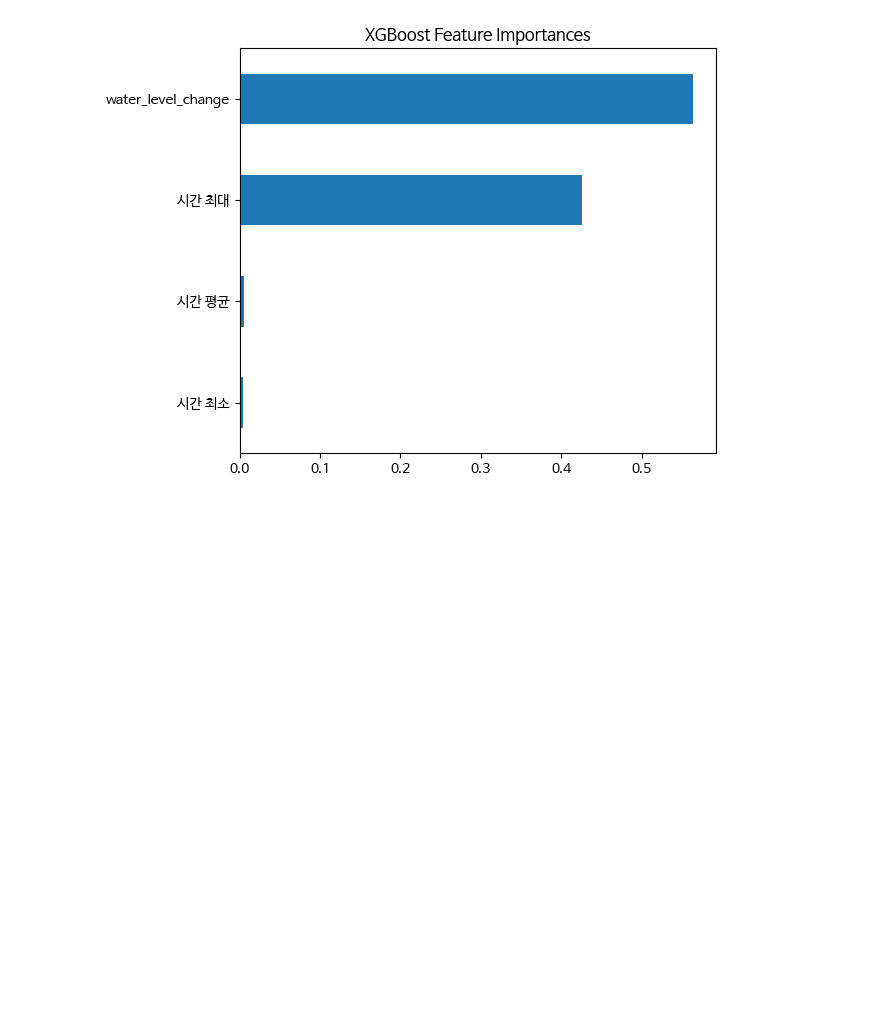
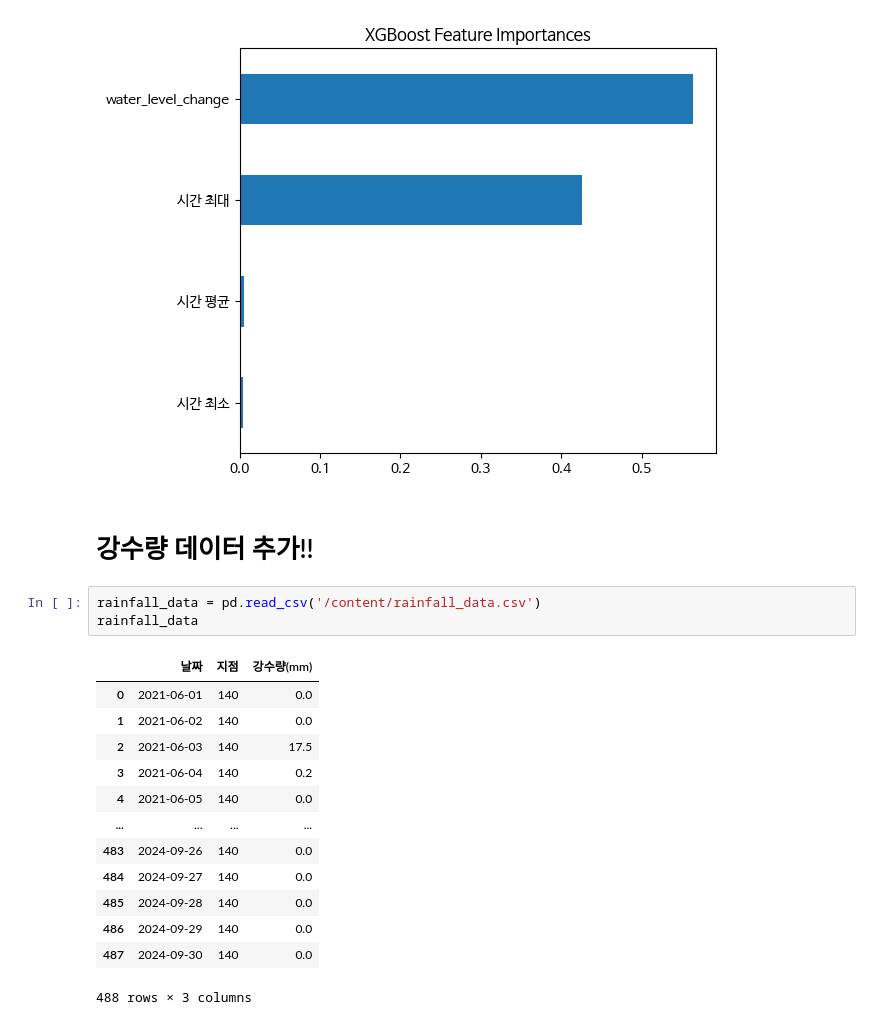
Before and after one commit to mingeunjo/mini_game, a Jupyter notebook: 새만금_공공데이터_공모전_분석_제출용.ipynb, the cells around one changed output. Saved outputs shown, nothing was run; the diff lists cells and outputs as text; blank space fills up the shorter version.

```diff
--- a/새만금_공공데이터_공모전_분석_제출용.ipynb
+++ b/새만금_공공데이터_공모전_분석_제출용.ipynb
@@ -814,3 +814,22 @@ weighted avg       1.00      1.00      1.00       293
 시간 최소                 0.004296
 dtype: float32
 [figure]
+# %% [markdown]
+# 강수량 데이터 추가!!
+# %%
+rainfall_data = pd.read_csv('/content/rainfall_data.csv')
+rainfall_data
+# %% [output]
+|  | 날짜 | 지점 | 강수량(mm) |
+| 0 | 2021-06-01 | 140 | 0.0 |
+| 1 | 2021-06-02 | 140 | 0.0 |
+| 2 | 2021-06-03 | 140 | 17.5 |
+| 3 | 2021-06-04 | 140 | 0.2 |
+| 4 | 2021-06-05 | 140 | 0.0 |
+| ... | ... | ... | ... |
+| 483 | 2024-09-26 | 140 | 0.0 |
+| 484 | 2024-09-27 | 140 | 0.0 |
+| 485 | 2024-09-28 | 140 | 0.0 |
+| 486 | 2024-09-29 | 140 | 0.0 |
+| 487 | 2024-09-30 | 140 | 0.0 |
+488 rows × 3 columns
```
Also changed, not shown: parts of 12 cells of this notebook.
